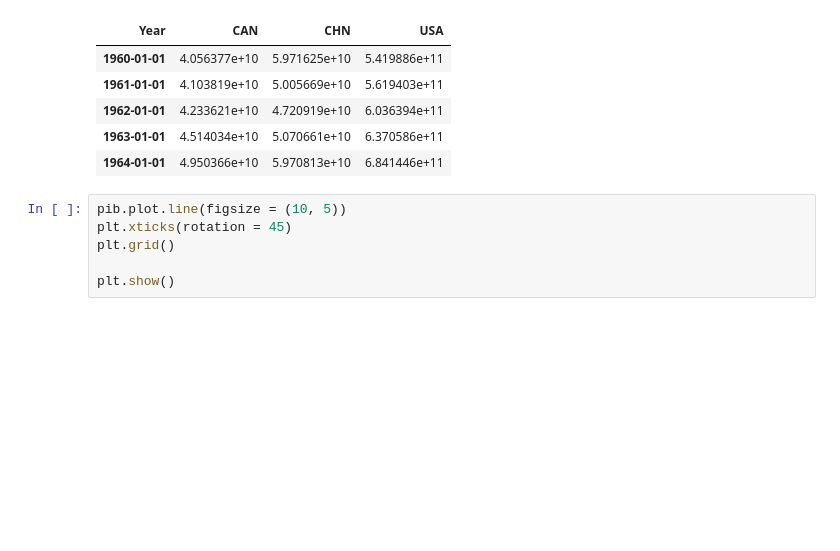
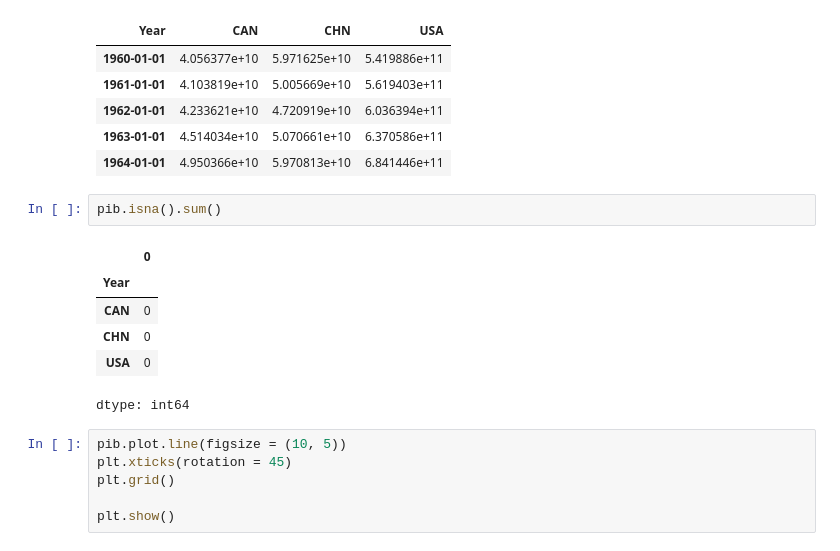
Before and after one commit to Maquililo/prueba-reclutamiento-python, a Jupyter notebook: notebook.ipynb, the cells around one changed output. Cells and saved outputs as stored; diff of their text form; blank space fills up the shorter version.

```diff
--- a/notebook.ipynb
+++ b/notebook.ipynb
@@ -176,6 +103,15 @@ pib.head()
 | 1962-01-01 | 4.233621e+10 | 4.720919e+10 | 6.036394e+11 |
 | 1963-01-01 | 4.514034e+10 | 5.070661e+10 | 6.370586e+11 |
 | 1964-01-01 | 4.950366e+10 | 5.970813e+10 | 6.841446e+11 |
+# %%
+pib.isna().sum()
+# %% [output]
+|  | 0 |
+| Year |  |
+| CAN | 0 |
+| CHN | 0 |
+| USA | 0 |
+dtype: int64
 # %%
 pib.plot.line(figsize = (10, 5))
 plt.xticks(rotation = 45)
```
Also changed, not shown: parts of 41 cells of this notebook.
